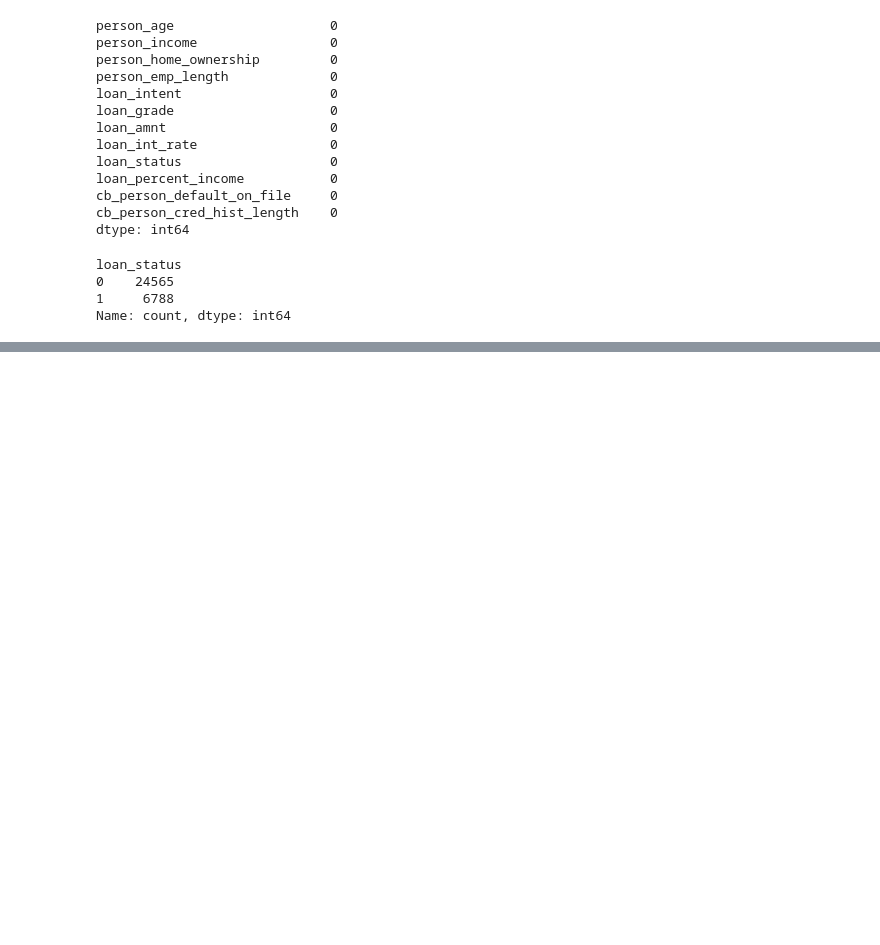
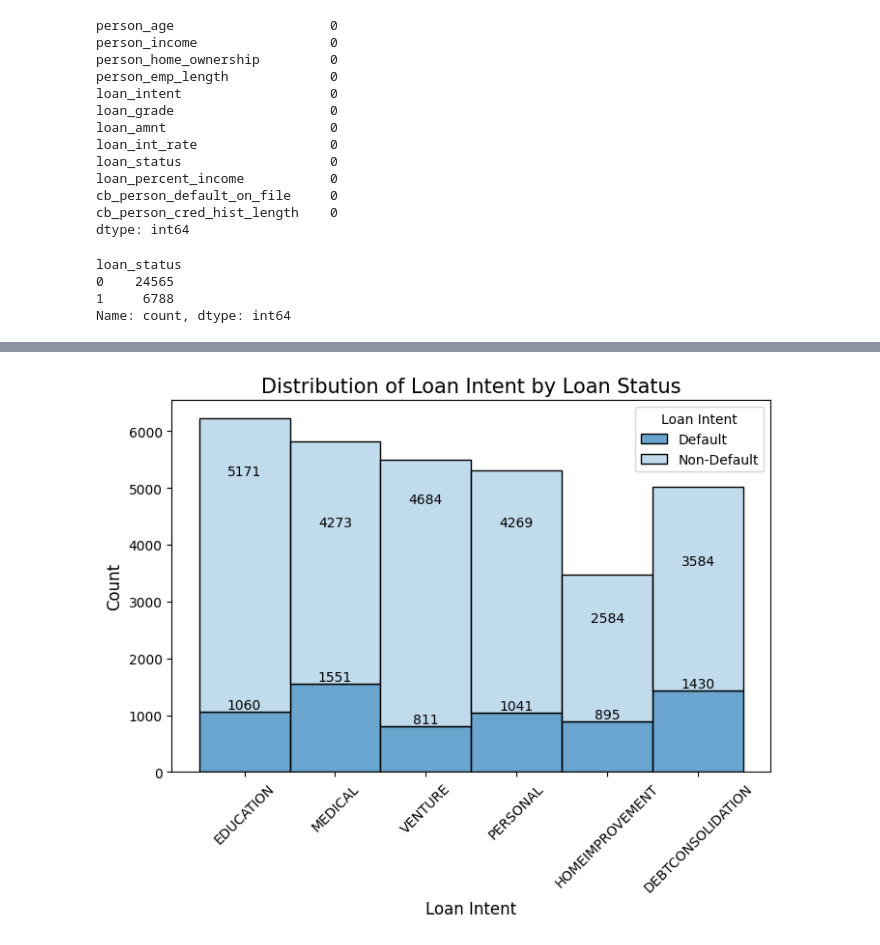
Before and after one commit to ruchira-bogahawatta/BIS-Analysis, a Jupyter notebook: assignment.ipynb, the cells around one changed output, grey strips where cells are left out. Saved outputs shown, nothing was run; the diff lists cells and outputs as text; code cells hidden in the pictures; blank space fills up the shorter version.

```diff
--- a/assignment.ipynb
+++ b/assignment.ipynb
@@ -424,0 +509,23 @@ Name: count, dtype: int64
+# %%
+# Plot histogram to visualize the distribution of loan_intent categories with loan_status
+plt.figure(figsize=(8, 5))
+sns.histplot(data=data, x='loan_intent', hue='loan_status', discrete=True, kde=False,
+             multiple='stack', bins=len(data['loan_intent'].unique()), palette='Blues')
+
+plt.title('Distribution of Loan Intent by Loan Status', fontsize=15)
+plt.xlabel('Loan Intent', fontsize=12)
+plt.ylabel('Count', fontsize=12)
+plt.xticks(rotation=45)
+plt.legend(title='Loan Intent', labels=['Default', 'Non-Default'], loc='upper right')
+
+# Annotate the bars with counts
+for p in plt.gca().patches:
+    plt.gca().annotate(f'{p.get_height():.0f}',
+                       (p.get_x() + p.get_width() / 2., p.get_height()),
+                       ha='center', va='center',
+                       fontsize=10, color='black',
+                       xytext=(0, 5), textcoords='offset points')
+
+plt.show()
+# %% [output]
+[figure, added]
```
Also changed, not shown: parts of 9 cells of this notebook.
